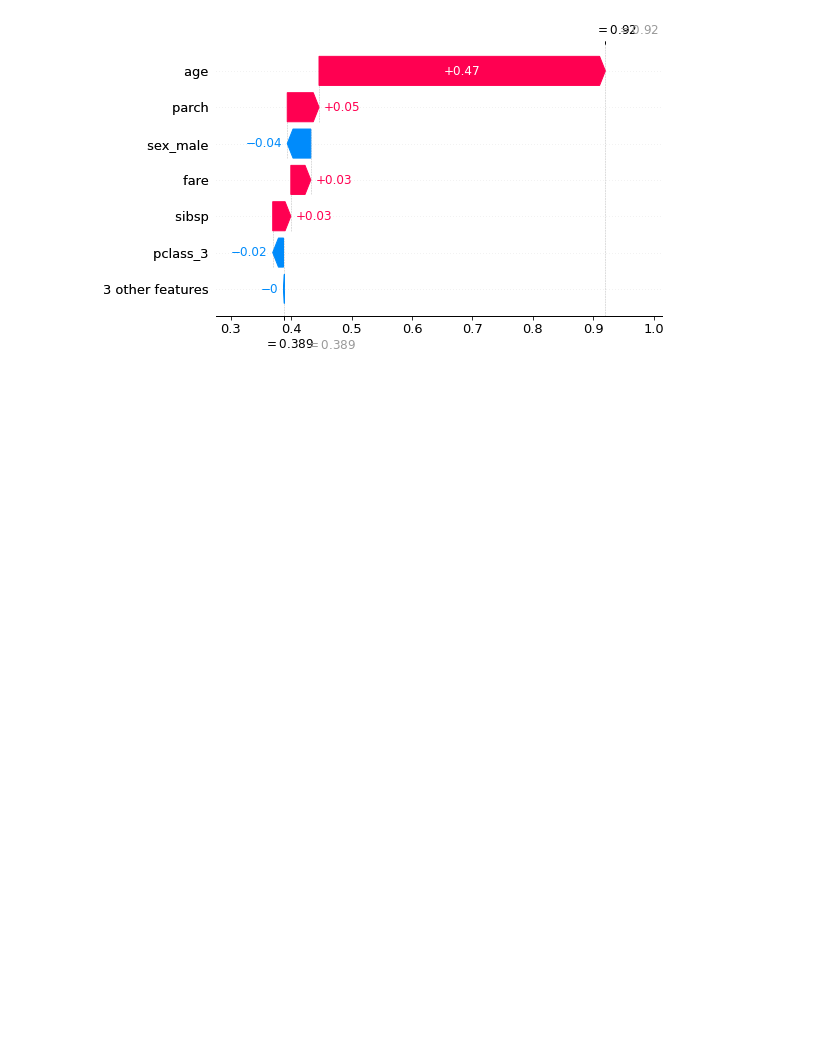
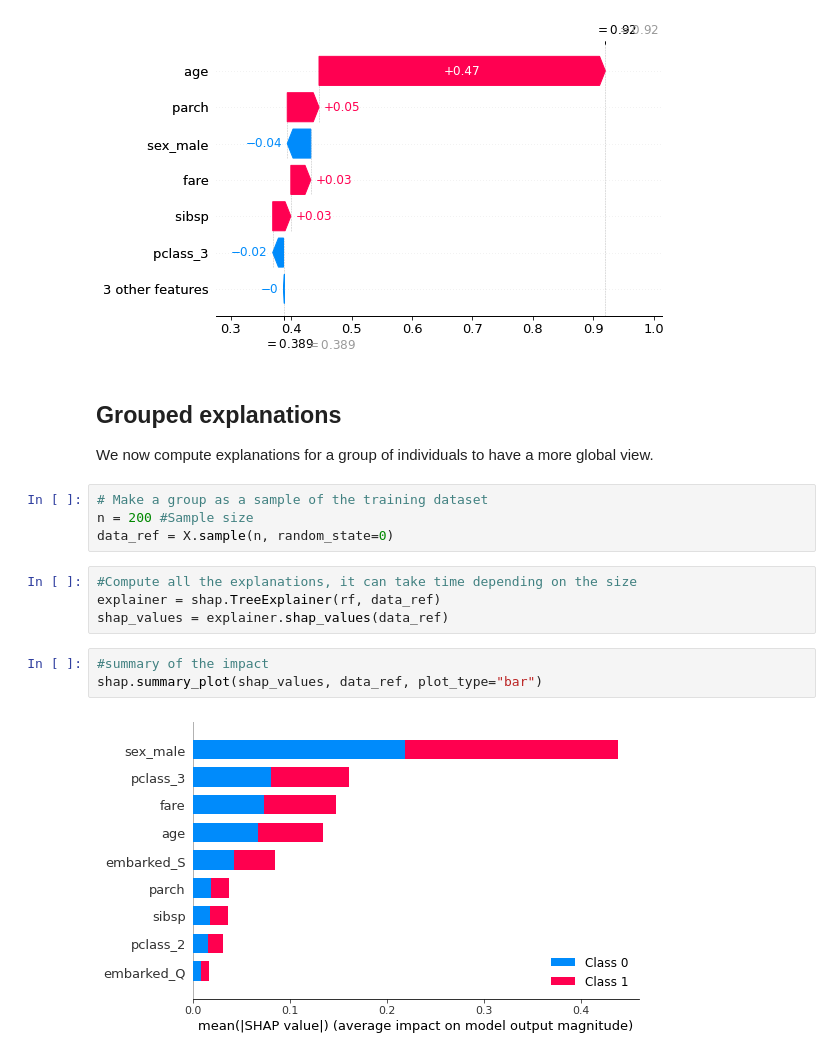
Before and after one commit to thlevy/explainability, a Jupyter notebook: Classification_Categorical_Titanic-v2.ipynb, the cells around one changed output. Cells and saved outputs as stored; diff of their text form; blank space fills up the shorter version.

Commit message:
Grouped explanations (2)

```diff
--- a/Classification_Categorical_Titanic-v2.ipynb
+++ b/Classification_Categorical_Titanic-v2.ipynb
@@ -284,3 +290,19 @@ waterfall_legacy(explainer.expected_value[1], shap_values[1], X_test.loc[idx],ma
 Survived proba for Jack_Boy is 0.92.
 Waterfall plot of features contributions for class 1 (survived) :
 [figure]
+# %% [markdown]
+## Grouped explanations
+We now compute explanations for a group of individuals to have a more global view.
+# %%
+# Make a group as a sample of the training dataset
+n = 200 #Sample size
+data_ref = X.sample(n, random_state=0)
+# %%
+#Compute all the explanations, it can take time depending on the size
+explainer = shap.TreeExplainer(rf, data_ref)
+shap_values = explainer.shap_values(data_ref)
+# %%
+#summary of the impact
+shap.summary_plot(shap_values, data_ref, plot_type="bar")
+# %% [output]
+[figure, added]
```
Also changed, not shown: parts of 4 cells of this notebook.
